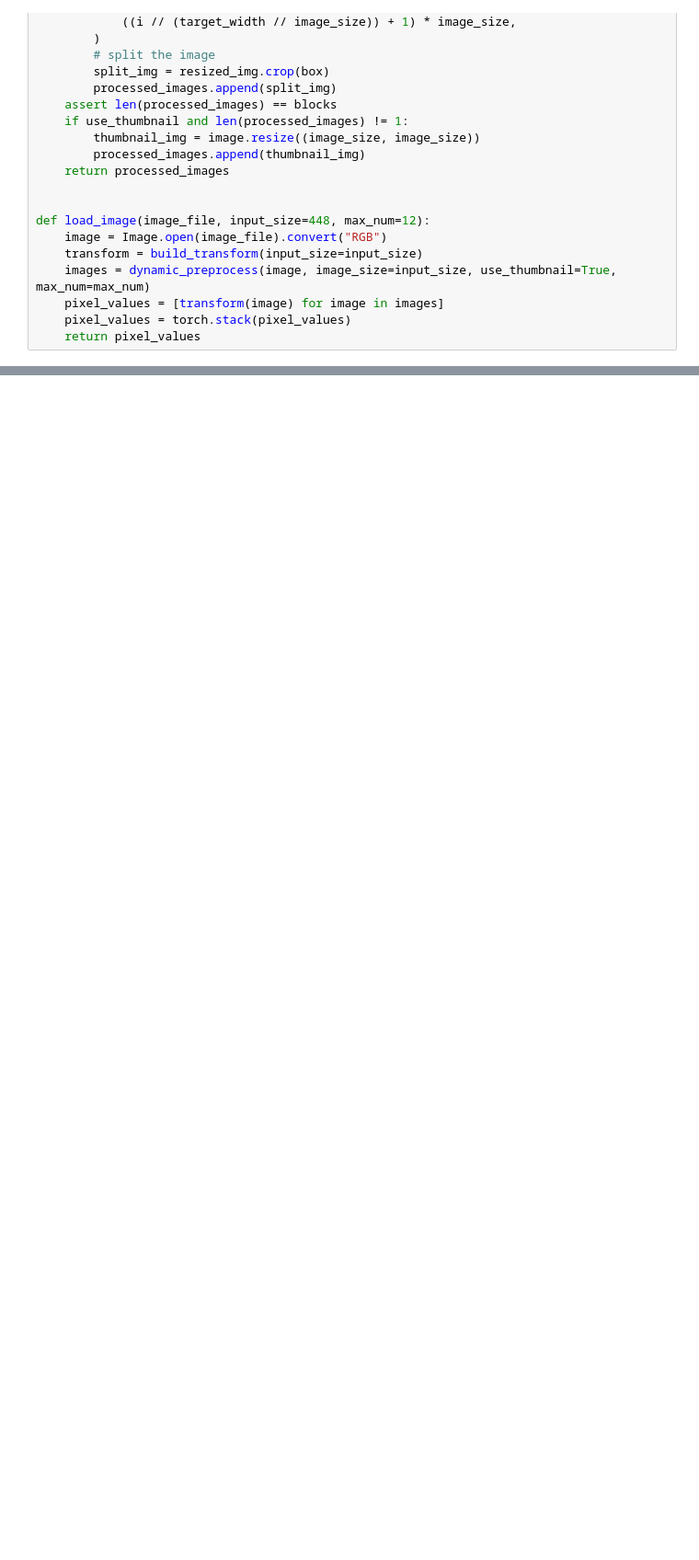
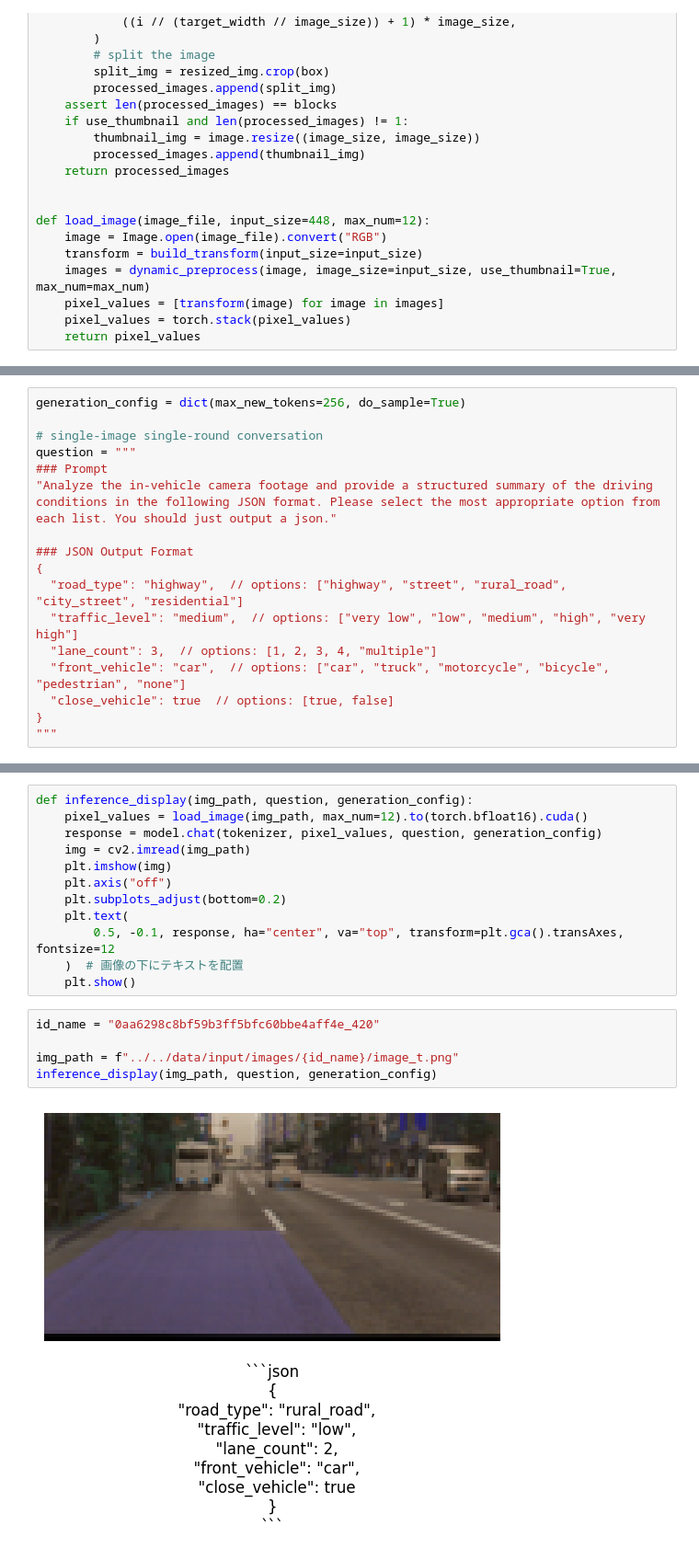
Before and after one commit to marumarukun/atmacup_18, a Jupyter notebook: exp/008/vlm.ipynb, the cells around one changed output, grey strips where cells are left out. Shown at 92% size. Saved outputs shown, nothing was run; the diff lists cells and outputs as text; blank space fills up the shorter version.

```diff
--- a/exp/008/vlm.ipynb
+++ b/exp/008/vlm.ipynb
@@ -108,0 +121,17 @@ FlashAttention2 is not installed.
+# %%
+generation_config = dict(max_new_tokens=256, do_sample=True)
+
+# single-image single-round conversation
+question = """
+### Prompt
+"Analyze the in-vehicle camera footage and provide a structured summary of the driving conditions in the following JSON format. Please select the most appropriate option from each list. You should just output a json."
+
+### JSON Output Format
+{
+  "road_type": "highway",  // options: ["highway", "street", "rural_road", "city_street", "residential"]
+  "traffic_level": "medium",  // options: ["very low", "low", "medium", "high", "very high"]
+  "lane_count": 3,  // options: [1, 2, 3, 4, "multiple"]
+  "front_vehicle": "car",  // options: ["car", "truck", "motorcycle", "bicycle", "pedestrian", "none"]
+  "close_vehicle": true  // options: [true, false]
+}
+"""
@@ -108,0 +140,19 @@ FlashAttention2 is not installed.
+# %%
+def inference_display(img_path, question, generation_config):
+    pixel_values = load_image(img_path, max_num=12).to(torch.bfloat16).cuda()
+    response = model.chat(tokenizer, pixel_values, question, generation_config)
+    img = cv2.imread(img_path)
+    plt.imshow(img)
+    plt.axis("off")
+    plt.subplots_adjust(bottom=0.2)
+    plt.text(
+        0.5, -0.1, response, ha="center", va="top", transform=plt.gca().transAxes, fontsize=12
+    )  # 画像の下にテキストを配置
+    plt.show()
+# %%
+id_name = "0aa6298c8bf59b3ff5bfc60bbe4aff4e_420"
+
+img_path = f"../../data/input/images/{id_name}/image_t.png"
+inference_display(img_path, question, generation_config)
+# %% [output]
+[figure, added]
```
Also changed, not shown: parts of 5 cells of this notebook, 1 other file.
